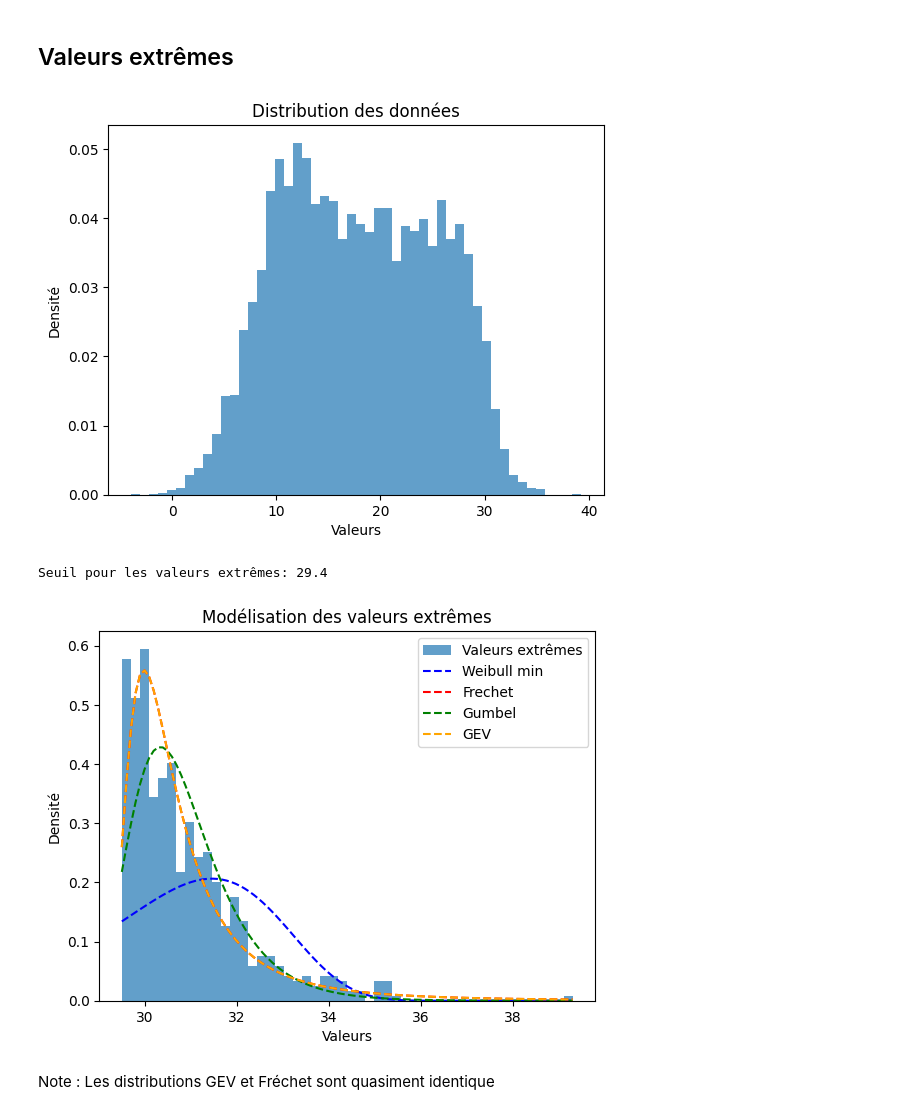
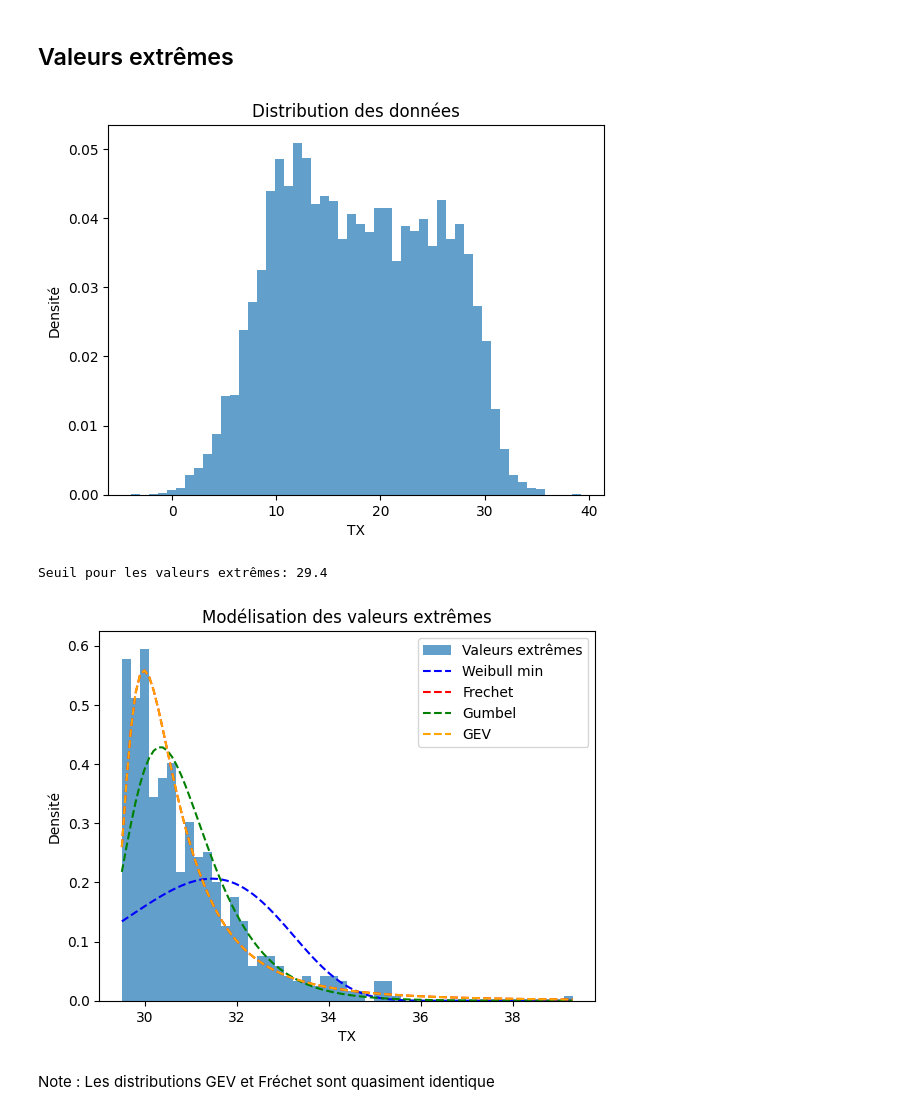
Before and after one commit to PoloX2021/Rosembaum, a Jupyter notebook: models.ipynb, the cells around one changed output. Saved outputs shown, nothing was run; the diff lists cells and outputs as text; code cells hidden in the pictures.

```diff
--- a/models.ipynb
+++ b/models.ipynb
@@ -274,7 +257,7 @@ from scipy.stats import invweibull, gumbel_r, genextreme, weibull_min
 
 # Visualiser la distribution des données
 plt.hist(df_test['TX'], bins=50, density=True, alpha=0.7)
-plt.xlabel('Valeurs')
+plt.xlabel('TX')
 plt.ylabel('Densité')
 plt.title('Distribution des données')
 plt.show()
@@ -290,37 +273,37 @@ extreme_values = df_test[df_test['TX'] > threshold]['TX']
 shape, loc, scale = weibull_min.fit(extreme_values, floc=0)
 x_weibull = np.linspace(min(extreme_values), max(extreme_values), 100)
 pdf_fitted_weibull = weibull_min.pdf(x_weibull, shape, loc, scale)
 
 # Ajustement de la distribution de Gumbel aux valeurs extrêmes
 params_gumbel = gumbel_r.fit(extreme_values)
 x_gumbel = np.linspace(min(extreme_values), max(extreme_values), 100)
 pdf_fitted_gumbel = gumbel_r.pdf(x_gumbel, *params_gumbel)
 
 # Ajustement de la distribution de Fréchet aux valeurs extrêmes
 params_frechet = invweibull.fit(extreme_values)
 x_frechet = np.linspace(min(extreme_values), max(extreme_values), 100)
 pdf_fitted_frechet = invweibull.pdf(x_frechet, *params_frechet)
 
 # Ajustement de la distribution de GEV aux valeurs extrêmes
 params_gev = genextreme.fit(extreme_values)
 x_gev = np.linspace(min(extreme_values), max(extreme_values), 100)
 pdf_fitted_gev = genextreme.pdf(x_gev, *params_gev)
 
 # Visualisation des distributions ajustées
 plt.hist(extreme_values, bins=50, density=True, alpha=0.7, label='Valeurs extrêmes')
 plt.plot(x_weibull, pdf_fitted_weibull, color='blue', linestyle='--', label='Weibull min')
 plt.plot(x_frechet, pdf_fitted_frechet, color='red', linestyle='--', label='Frechet')
 plt.plot(x_gumbel, pdf_fitted_gumbel, color='green', linestyle='--', label='Gumbel')
 plt.plot(x_gev, pdf_fitted_gev, color='orange', linestyle='--', label='GEV')
-plt.xlabel('Valeurs')
+plt.xlabel('TX')
 plt.ylabel('Densité')
 plt.title('Modélisation des valeurs extrêmes')
 plt.legend()
 plt.show()
 # %% [output]
-[figure, old version]
+[figure, new version]
 Seuil pour les valeurs extrêmes: 29.4
-[figure, old version]
+[figure, new version]
 # %% [markdown]
 Note : Les distributions GEV et Fréchet sont quasiment identique
 # %%
```
Also changed, not shown: parts of 13 cells of this notebook.
